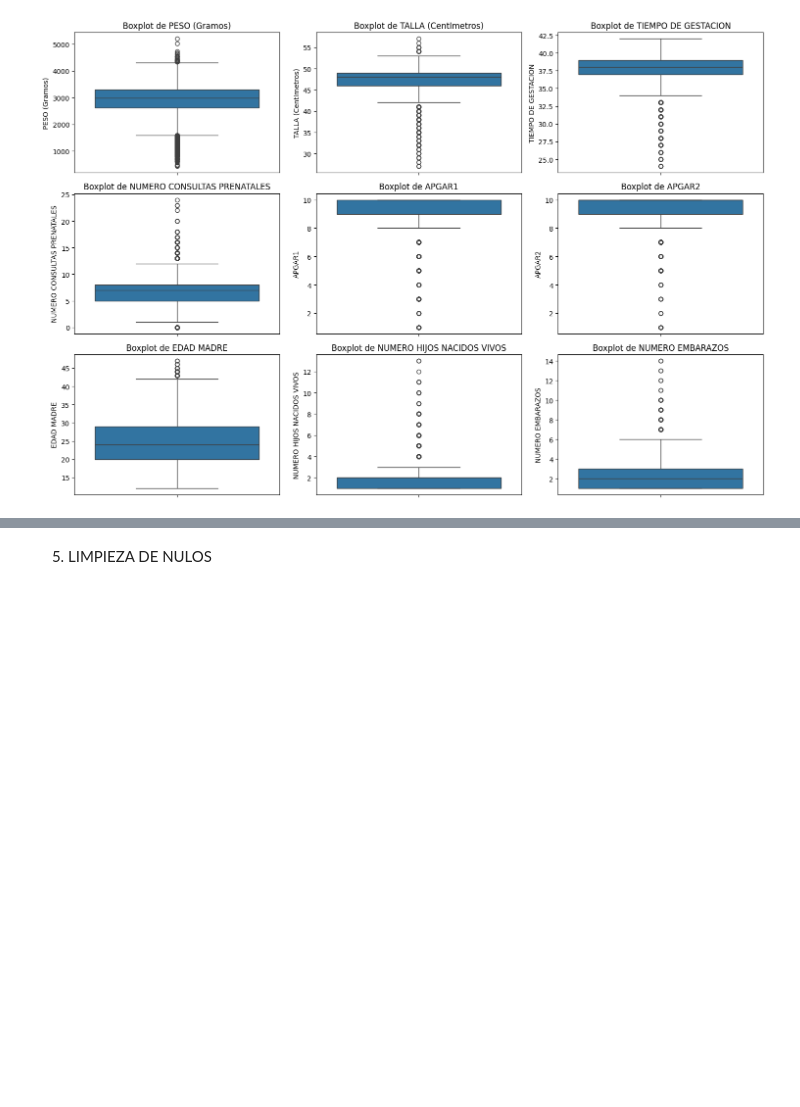
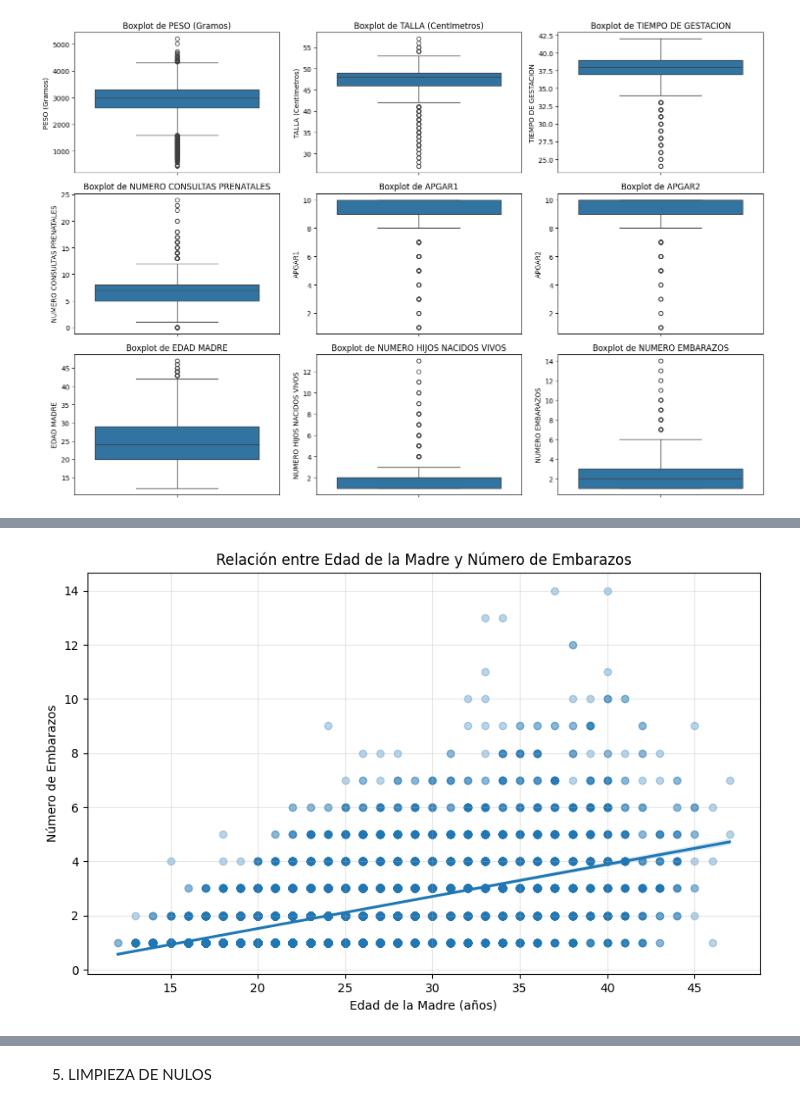
Before and after one commit to botanicalex/mineria_final, a Jupyter notebook: limpieza.ipynb, the cells around one changed output, grey strips where cells are left out. Cells and saved outputs as stored; diff of their text form; code cells hidden in the pictures; blank space fills up the shorter version.

```diff
--- a/limpieza.ipynb
+++ b/limpieza.ipynb
@@ -275,0 +259,11 @@ Número de outliers: 66
+# %%
+#Análisis general de la relación embarazos-edad
+plt.figure(figsize=(10, 6))
+sns.regplot(x='EDAD MADRE', y='NUMERO EMBARAZOS', data=df_relevantes, scatter_kws={'alpha':0.3})
+plt.title('Relación entre Edad de la Madre y Número de Embarazos')
+plt.xlabel('Edad de la Madre (años)')
+plt.ylabel('Número de Embarazos')
+plt.grid(True, alpha=0.3)
+plt.show()
+# %% [output]
+[figure, added]
```
Also changed, not shown: parts of 43 cells of this notebook, 1 other file.
